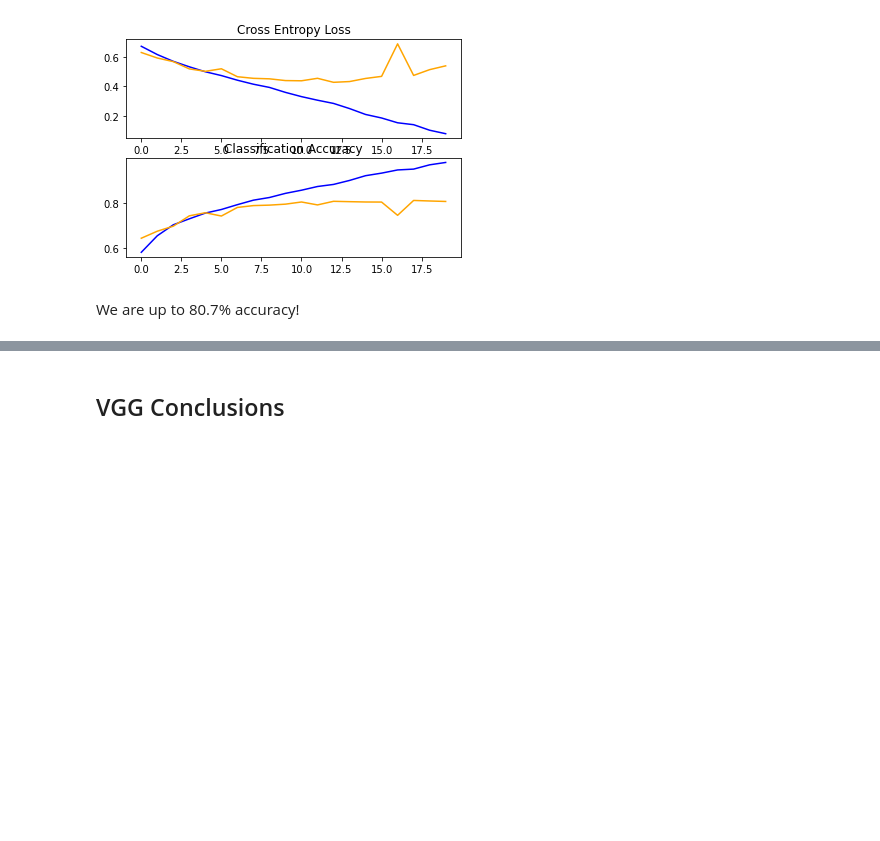
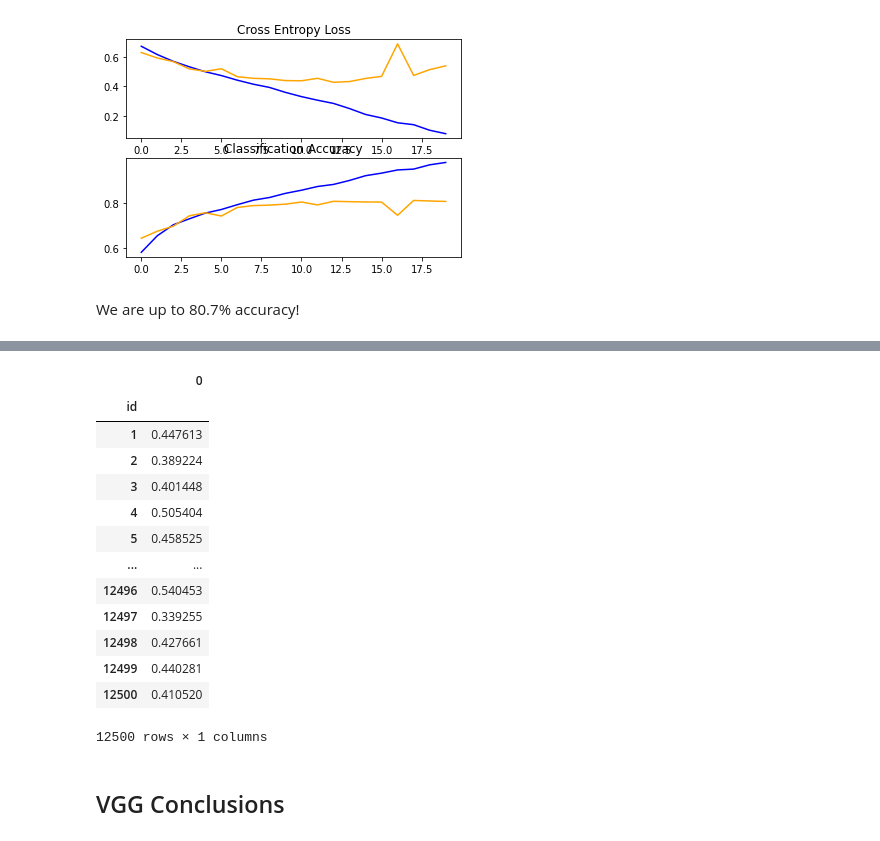
Before and after one commit to Rachhh53/Kaggle-Cats-Dogs, a Jupyter notebook: CatsDogsCNN.ipynb, the cells around one changed output, grey strips where cells are left out. Drawn from its saved outputs; the diff is of its cells as text; code cells hidden in the pictures; blank space fills up the shorter version.

```diff
--- a/CatsDogsCNN.ipynb
+++ b/CatsDogsCNN.ipynb
@@ -336,0 +347,7 @@ We are up to 80.7% accuracy!
+# %%
+# create data generator
+datagen = ImageDataGenerator(rescale=1.0/255.0)
+# # specify imagenet mean values for centering
+# datagen.mean = [123.68, 116.779, 103.939]
+# Pass in the appropriate arguments to the flow_from_directory method
+validation_generator = datagen.flow_from_directory('.', classes=['test'], batch_size=64, target_size=(200, 200))
@@ -336,0 +356,3 @@ We are up to 80.7% accuracy!
+# %%
+# ***change model here to submit another output***
+pred = one_block_model.predict_generator(validation_generator, verbose=1)
@@ -336,0 +361,7 @@ We are up to 80.7% accuracy!
+# %%
+solution = pd.DataFrame(pred)
+solution.index.rename('id', inplace=True)
+solution.index += 1
+solution.rename(columns={1: 'label'}, inplace=True)
+#solution.drop(labels=0, axis=1, inplace=True)
+solution.to_csv("submission.csv", index = False)
@@ -337,3 +378,20 @@ We are up to 80.7% accuracy!
+# %%
+solution
+# %% [output]
+|  | 0 |
+| id |  |
+| 1 | 0.447613 |
+| 2 | 0.389224 |
+| 3 | 0.401448 |
+| 4 | 0.505404 |
+| 5 | 0.458525 |
+| ... | ... |
+| 12496 | 0.540453 |
+| 12497 | 0.339255 |
+| 12498 | 0.427661 |
+| 12499 | 0.440281 |
+| 12500 | 0.410520 |
+12500 rows × 1 columns
 # %% [markdown]
 ## VGG Conclusions
 # %% [markdown]
```
Also changed, not shown: parts of 32 cells of this notebook.
